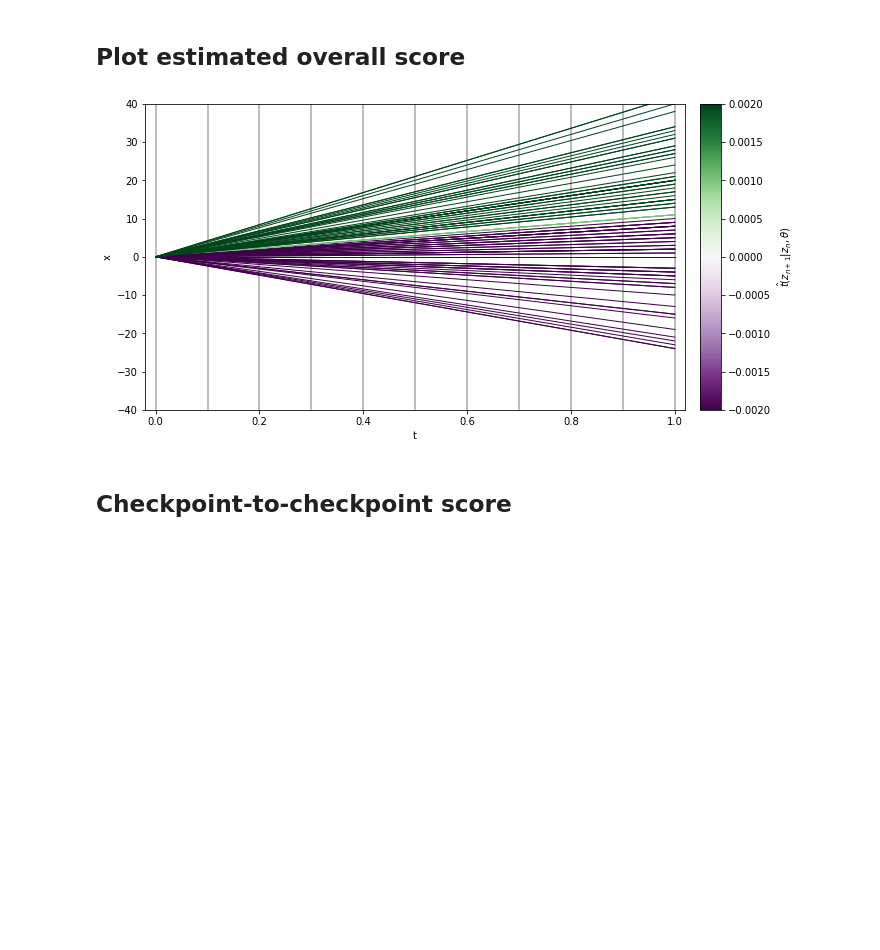
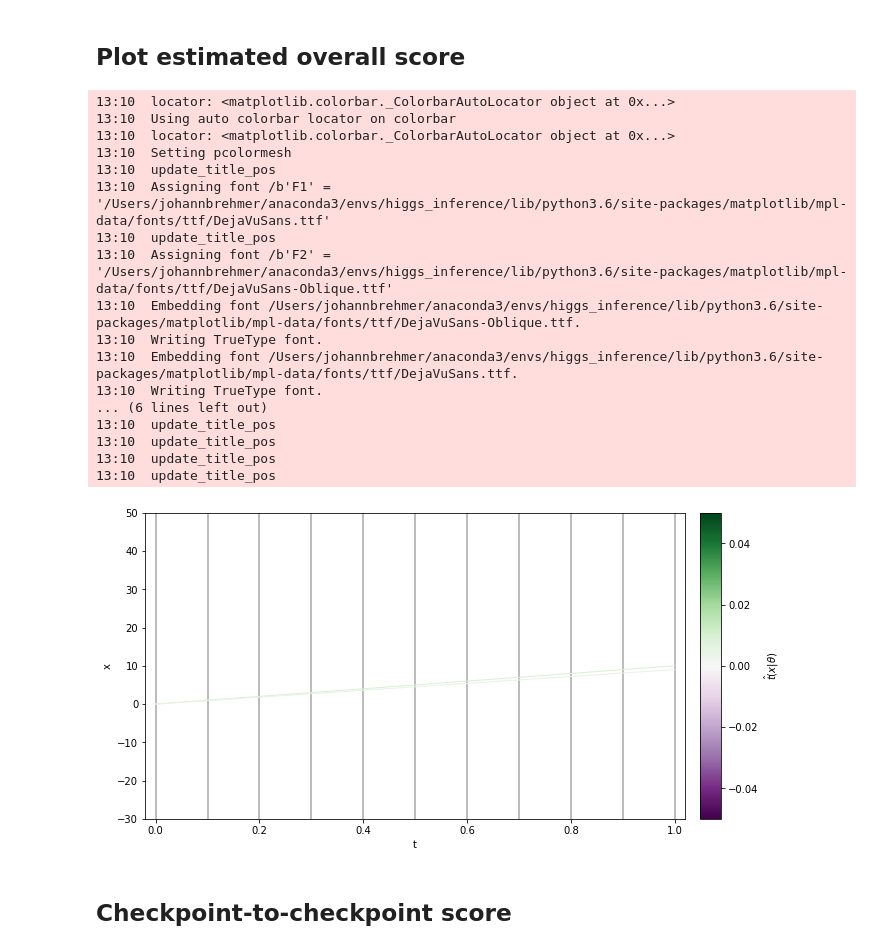
Before and after one commit to johannbrehmer/goldmine, a Jupyter notebook: goldmine/notebooks/random_walk/Random walk.ipynb, the cells around one changed output. Drawn from its saved outputs; the diff is of its cells as text; code cells hidden in the pictures; blank space fills up the shorter version.

```diff
--- a/goldmine/notebooks/random_walk/Random walk.ipynb
+++ b/goldmine/notebooks/random_walk/Random walk.ipynb
@@ -22,11 +22,11 @@ def ccolor(val, vmin, vmax, cmap='viridis'):
 ## Setup
 # %%
 checkpoints = np.linspace(0.,1.,11)
-xmin, xmax = -40, 40
+xmin, xmax = -30, 50
 # %% [markdown]
 ## Test data
 # %%
-n_sim = 1000
+n_sim = 2
 n_plot = 100
 
 theta_test = 110.
@@ -167,7 +237,7 @@ plt.show()
 # %% [markdown]
 ## Plot estimated overall score
 # %%
-vmax = 0.002
+vmax = 0.05
 
 fig = plt.figure(figsize=(10,5))
 ax0 = fig.add_axes([0.1, 0.1, 0.75, 0.85])
@@ -179,35 +249,52 @@ for t_checkpoint in checkpoints:
         ls='-',
         c='0.65',
         lw=1.5
     )
 
 # Joint scores for theta0 trajectories
 for x, t_x in zip(x_test[:n_plot], t_x_test[:n_plot]):
     plt.plot(
         [0., 1.], [0.,x[0]],
         c=ccolor(t_x, -vmax, vmax, 'PRGn'),
         ls='-', lw=1., alpha=1.
     )
 
 plt.xlim(-0.02,1.02)
 plt.ylim(xmin, xmax)
 
 plt.xlabel('t')
 plt.ylabel('x')
 
 # Color bar
 ax1 = fig.add_axes([0.87, 0.1, 0.03, 0.85])
 cb = matplotlib.colorbar.ColorbarBase(
     ax1, cmap=matplotlib.cm.get_cmap("PRGn"),
     norm=matplotlib.colors.Normalize(vmin=-vmax, vmax=vmax),
     orientation='vertical'
 )
-cb.set_label(r'$\hat{t}(z_{n+1}| z_n, \theta)$')
+cb.set_label(r'$\hat{t}(x|\theta)$')
 
 plt.savefig('random_walk_score.pdf')
 plt.show()
 # %% [output]
+13:10  locator: <matplotlib.colorbar._ColorbarAutoLocator object at 0x...>
+13:10  Using auto colorbar locator on colorbar
+13:10  locator: <matplotlib.colorbar._ColorbarAutoLocator object at 0x...>
+13:10  Setting pcolormesh
+13:10  update_title_pos
+13:10  Assigning font /b'F1' = '/Users/johannbrehmer/anaconda3/envs/higgs_inference/lib/python3.6/site-packages/matplotlib/mpl-data/fonts/ttf/DejaVuSans.ttf'
+13:10  update_title_pos
+13:10  Assigning font /b'F2' = '/Users/johannbrehmer/anaconda3/envs/higgs_inference/lib/python3.6/site-packages/matplotlib/mpl-data/fonts/ttf/DejaVuSans-Oblique.ttf'
+13:10  Embedding font /Users/johannbrehmer/anaconda3/envs/higgs_inference/lib/python3.6/site-packages/matplotlib/mpl-data/fonts/ttf/DejaVuSans-Oblique.ttf.
+13:10  Writing TrueType font.
+13:10  Embedding font /Users/johannbrehmer/anaconda3/envs/higgs_inference/lib/python3.6/site-packages/matplotlib/mpl-data/fonts/ttf/DejaVuSans.ttf.
+13:10  Writing TrueType font.
+... (6 lines left out)
+13:10  update_title_pos
+13:10  update_title_pos
+13:10  update_title_pos
+13:10  update_title_pos
-[figure, old version]
+[figure, new version]
 # %% [markdown]
 ## Checkpoint-to-checkpoint score
 # %%
```
Also changed, not shown: parts of 13 cells of this notebook, 10 other files.
